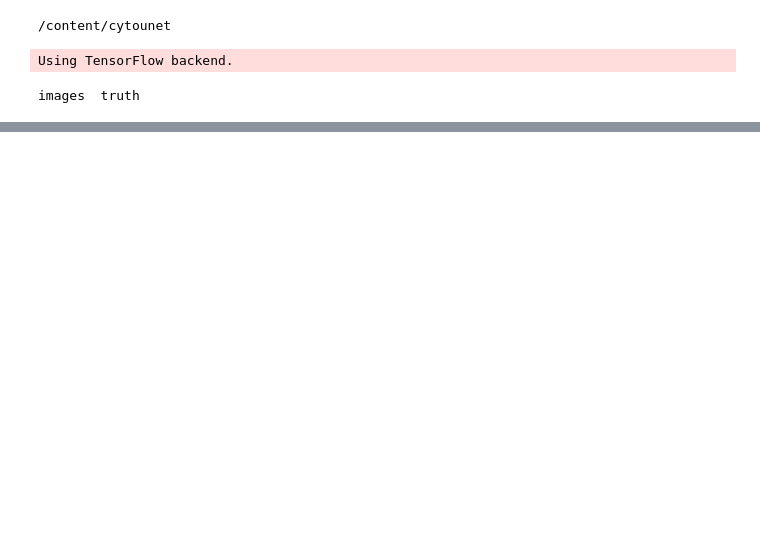
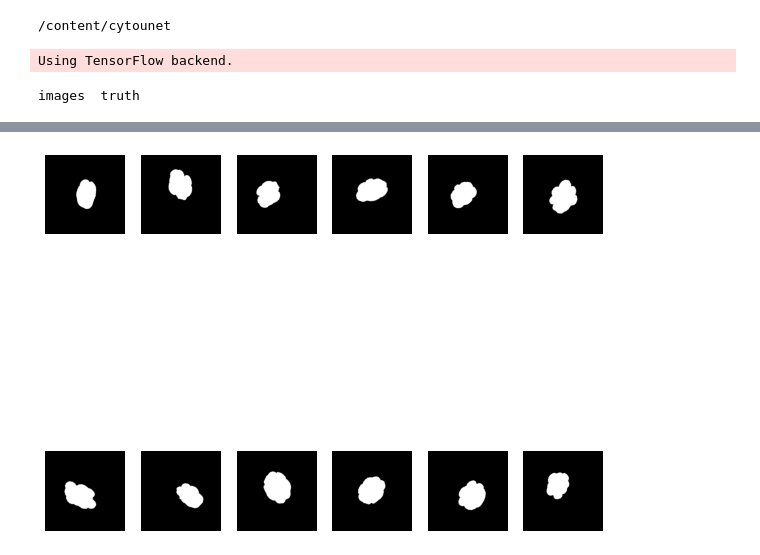
Before and after one commit to Nelson-Gon/cytounet, a Jupyter notebook: examples/embryos.ipynb, the cells around one changed output, grey strips where cells are left out. Saved outputs shown, nothing was run; the diff lists cells and outputs as text; code cells hidden in the pictures; blank space fills up the shorter version.

```diff
--- a/examples/embryos.ipynb
+++ b/examples/embryos.ipynb
@@ -43 +84,5 @@ train_gen = trainGenerator(2, "examples/BBBC003_v1","images", "truth",aug_dict =
+# %%
+show_images("aug/masks", number = 12)
+# %% [output]
+[figure, added]
 # %%
```
Also changed, not shown: parts of 22 cells of this notebook.
